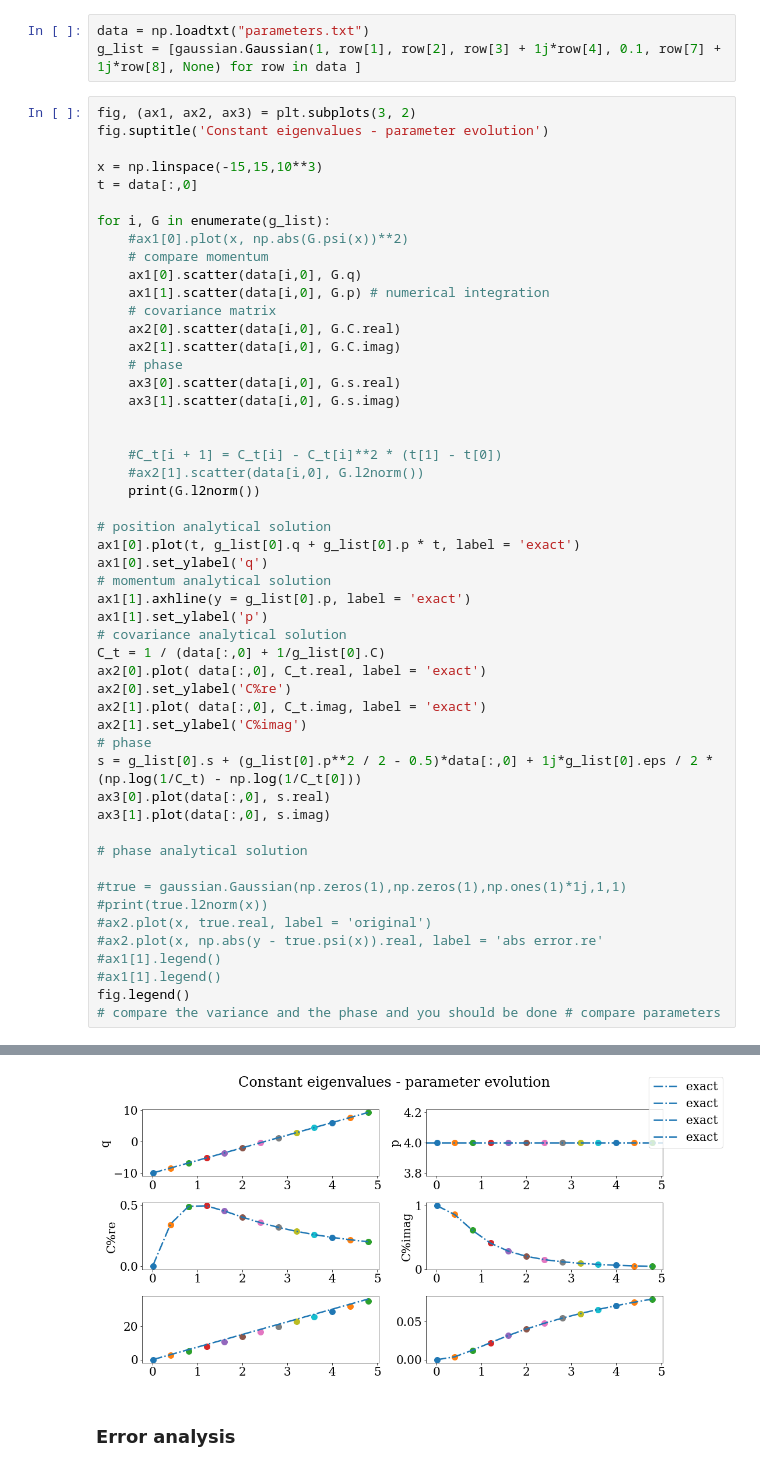
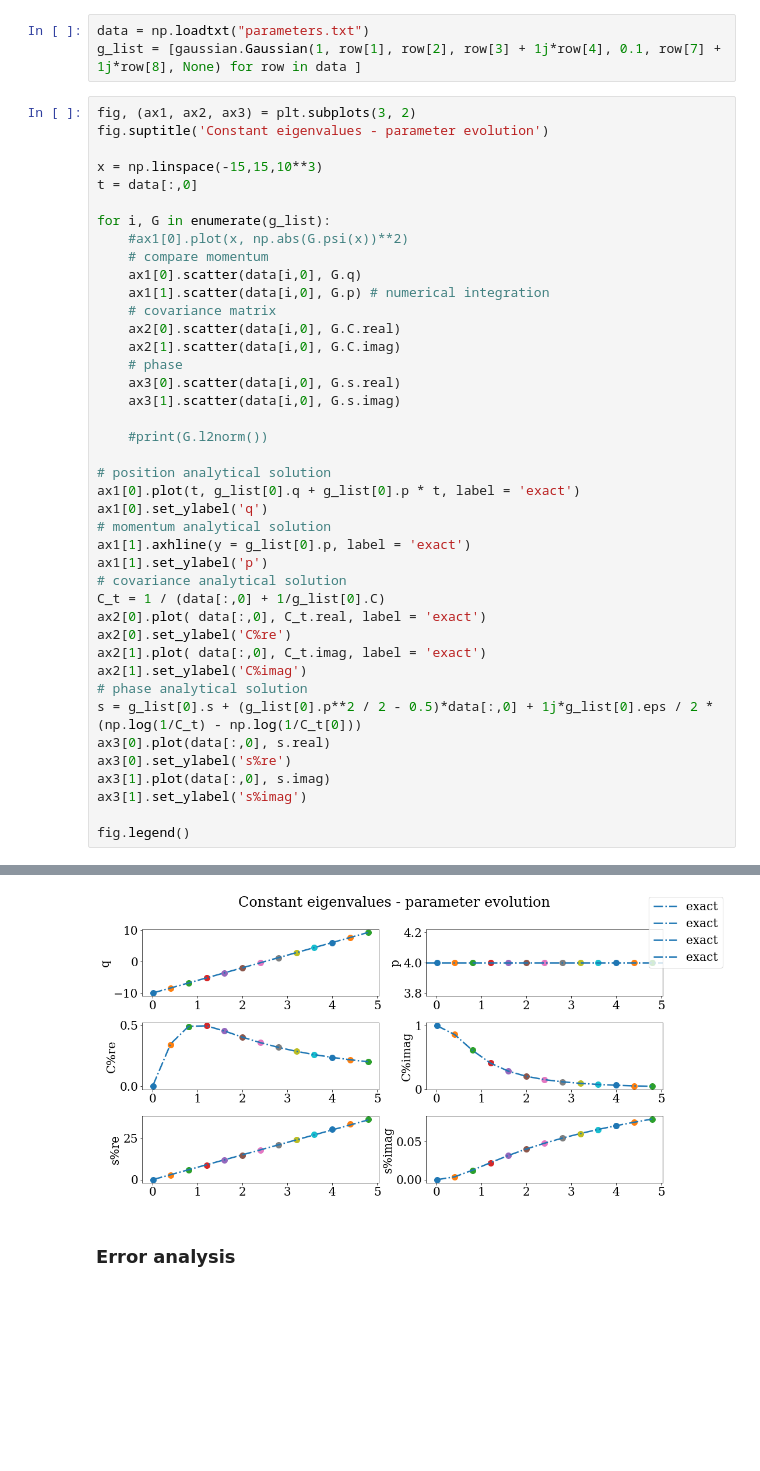
Before and after one commit to mredenti/QMDf90, a Jupyter notebook: variational_gaussian_constant.ipynb, the cells around one changed output, grey strips where cells are left out. Saved outputs shown, nothing was run; the diff lists cells and outputs as text; blank space fills up the shorter version.

```diff
--- a/variational_gaussian_constant.ipynb
+++ b/variational_gaussian_constant.ipynb
@@ -54,10 +54,7 @@ for i, G in enumerate(g_list):
     ax3[0].scatter(data[i,0], G.s.real)
     ax3[1].scatter(data[i,0], G.s.imag)
 
-
-    #C_t[i + 1] = C_t[i] - C_t[i]**2 * (t[1] - t[0])
-    #ax2[1].scatter(data[i,0], G.l2norm())
-    print(G.l2norm())
+    #print(G.l2norm())
 
 # position analytical solution
 ax1[0].plot(t, g_list[0].q + g_list[0].p * t, label = 'exact')
@@ -71,19 +68,12 @@ ax2[0].plot( data[:,0], C_t.real, label = 'exact')
 ax2[0].set_ylabel('C%re')
 ax2[1].plot( data[:,0], C_t.imag, label = 'exact')
 ax2[1].set_ylabel('C%imag')
-# phase
+# phase analytical solution
 s = g_list[0].s + (g_list[0].p**2 / 2 - 0.5)*data[:,0] + 1j*g_list[0].eps / 2 * (np.log(1/C_t) - np.log(1/C_t[0]))
 ax3[0].plot(data[:,0], s.real)
+ax3[0].set_ylabel('s%re')
 ax3[1].plot(data[:,0], s.imag)
+ax3[1].set_ylabel('s%imag')
 
-# phase analytical solution
-
-#true = gaussian.Gaussian(np.zeros(1),np.zeros(1),np.ones(1)*1j,1,1)
-#print(true.l2norm(x))
-#ax2.plot(x, true.real, label = 'original')
-#ax2.plot(x, np.abs(y - true.psi(x)).real, label = 'abs error.re'
-#ax1[1].legend()
-#ax1[1].legend()
 fig.legend()
-# compare the variance and the phase and you should be done # compare parameters
 # %% [output]
@@ -104,3 +81,3 @@ fig.legend()
-[figure, old version]
+[figure, new version]
 # %% [markdown]
 ### Error analysis
```
Also changed, not shown: parts of 1 cell of this notebook, 5 other files.
